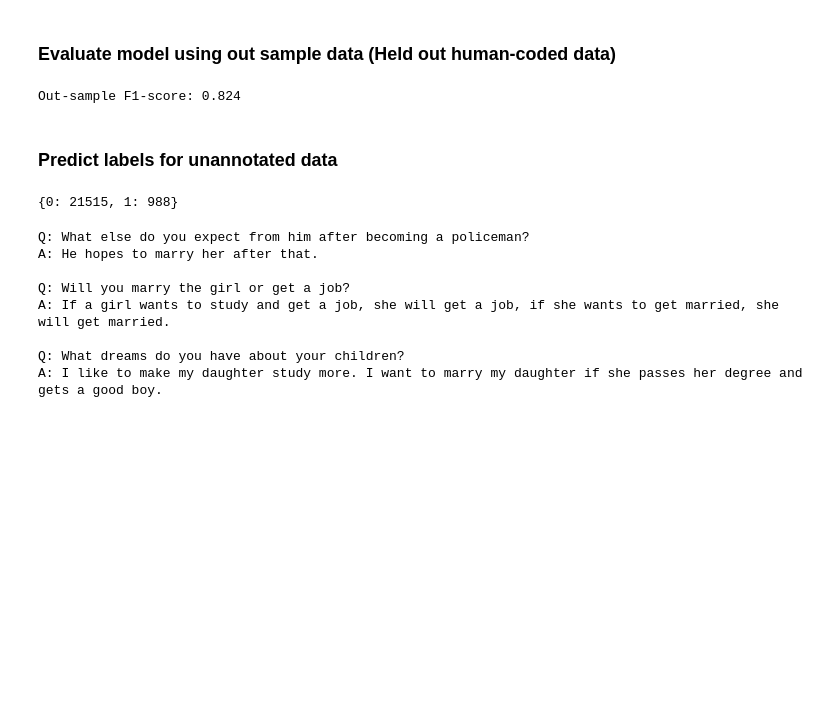
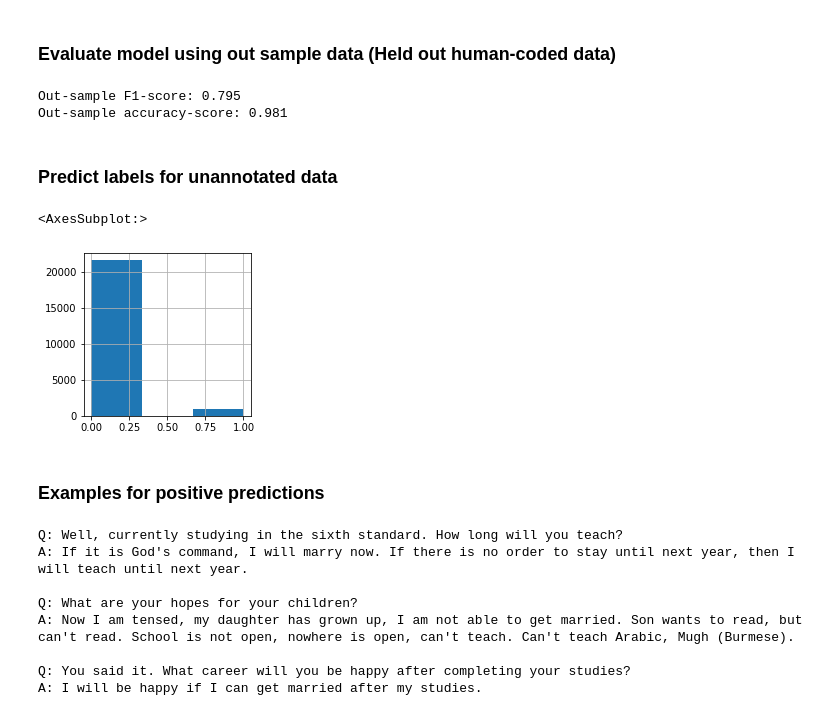
Before and after one commit to worldbank/iQual, a Jupyter notebook: docs/notebooks/advanced/Model-MultipleVectorizers.ipynb, the cells around one changed output. Cells and saved outputs as stored; diff of their text form; code cells hidden in the pictures; blank space fills up the shorter version.

```diff
--- a/docs/notebooks/advanced/Model-MultipleVectorizers.ipynb
+++ b/docs/notebooks/advanced/Model-MultipleVectorizers.ipynb
@@ -68,7 +68,7 @@ iqual_model.add_text_features(question_col,answer_col,model='../dictionaries/all
 iqual_model.add_classifier(name="LogisticRegression")
 
 # Step 5: Add a threshold layer. This is optional, but recommended for binary classification
-iqual_model.add_threshold()
+iqual_model.add_threshold(scoring_metric='f1')
 
 # Step 6: Compile the model
 iqual_model.compile()
@@ -194,31 +209,40 @@ Average F1 score: 0.813
 # %% [markdown]
 ### Evaluate model using out sample data (Held out human-coded data)
 # %%
-test_pred = iqual_model.predict(test_df[['Q_en','A_en']])
-test_act  = test_df[code_variable].tolist()
+test_X = test_df[['Q_en','A_en']]
+test_y = test_df[code_variable]
 
-f1_score = evaluation.calc_f1_score_from_labels(test_pred,test_act,)
+f1_score  = iqual_model.score(test_X,test_y,
+                              scoring_function=evaluation.get_metric('f1_score'))
 print(f"Out-sample F1-score: {f1_score:.3f}")
+
+accuracy  = iqual_model.score(test_X,test_y,
+                              scoring_function=evaluation.get_metric('accuracy_score'))
+print(f"Out-sample accuracy-score: {accuracy:.3f}")
 # %% [output]
-Out-sample F1-score: 0.824
+Out-sample F1-score: 0.795
+Out-sample accuracy-score: 0.981
 # %% [markdown]
 ### Predict labels for unannotated data
 # %%
 uncoded_df[code_variable+'_pred'] = iqual_model.predict(uncoded_df[['Q_en','A_en']])
+
+uncoded_df[code_variable+"_pred"].hist(figsize=(3,3),bins=3)
+# %% [output]
+<AxesSubplot:>
+[figure, added]
-# %%
-dict(uncoded_df[code_variable+"_pred"].value_counts())
-# %% [output]
-{0: 21515, 1: 988}
+# %% [markdown]
+### Examples for positive predictions
 # %%
 for idx, row in uncoded_df.loc[(uncoded_df[code_variable+"_pred"]==1),['Q_en','A_en']].sample(3).iterrows():
     print("Q: ",row['Q_en'],"\n","A: ", row['A_en'],sep='')
     print()
 # %% [output]
-Q: What else do you expect from him after becoming a policeman?
-A: He hopes to marry her after that.
+Q: Well, currently studying in the sixth standard. How long will you teach?
+A: If it is God's command, I will marry now. If there is no order to stay until next year, then I will teach until next year.
 
-Q: Will you marry the girl or get a job?
-A: If a girl wants to study and get a job, she will get a job, if she wants to get married, she will get married.
+Q: What are your hopes for your children?
+A: Now I am tensed, my daughter has grown up, I am not able to get married. Son wants to read, but can't read. School is not open, nowhere is open, can't teach. Can't teach Arabic, Mugh (Burmese).
 
-Q: What dreams do you have about your children?
-A: I like to make my daughter study more. I want to marry my daughter if she passes her degree and gets a good boy.
+Q: You said it. What career will you be happy after completing your studies?
+A: I will be happy if I can get married after my studies.
```
Also changed, not shown: parts of 16 cells of this notebook, 26 other files.
